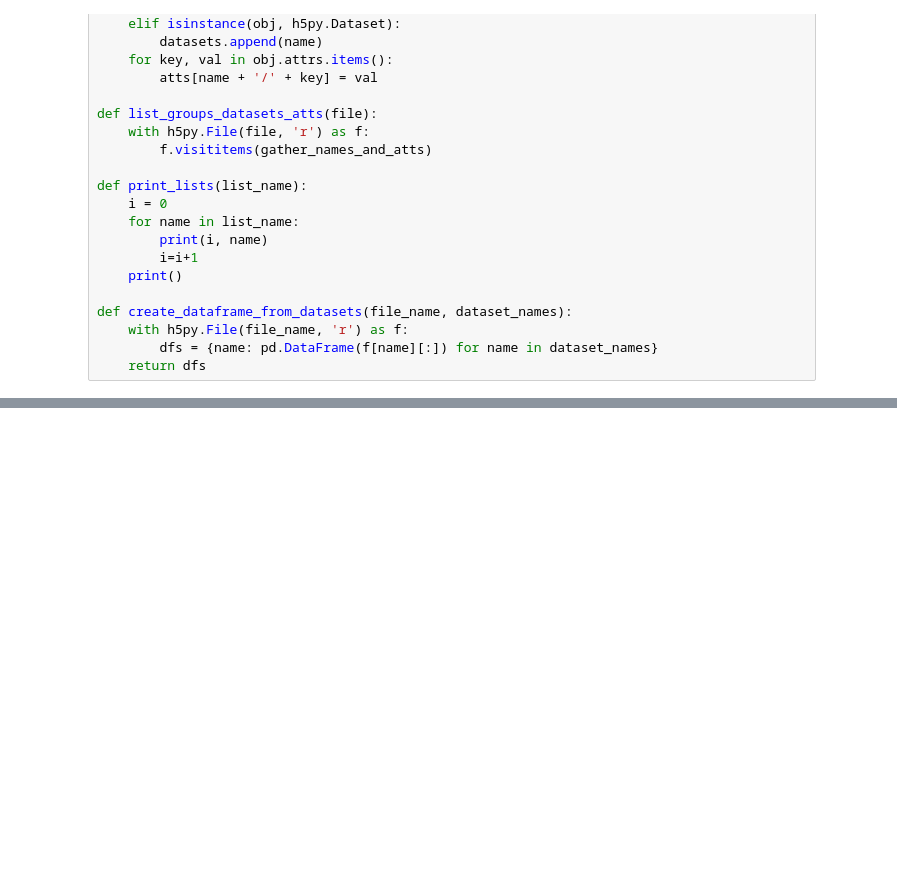
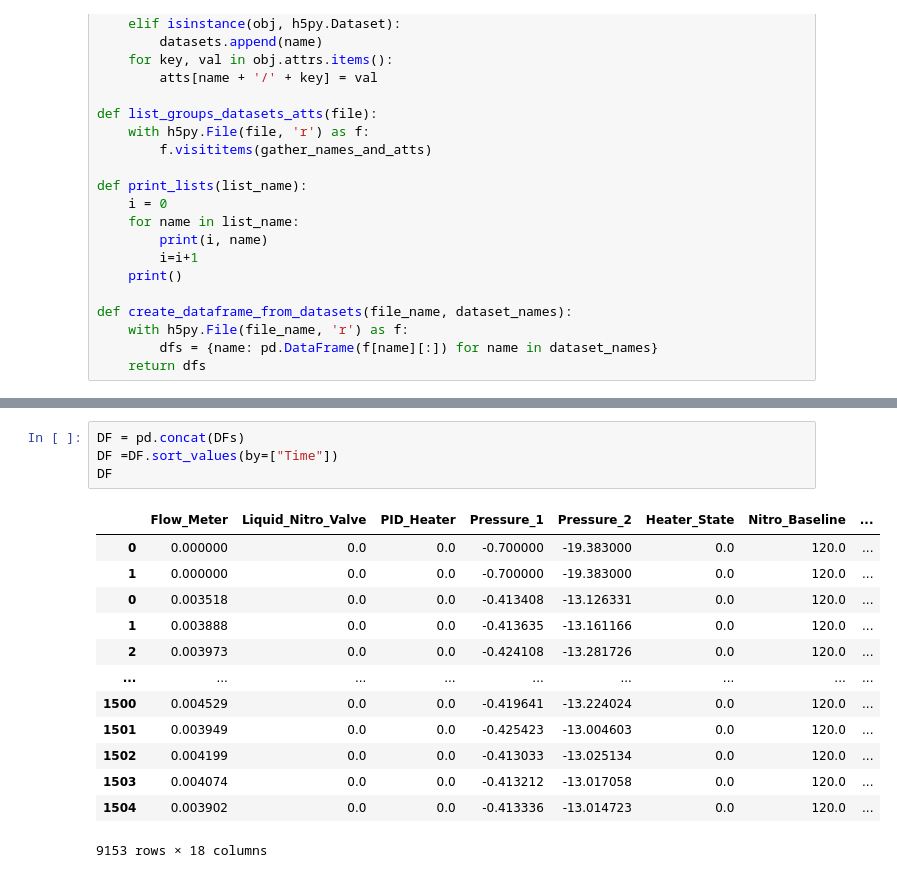
Before and after one commit to jbane11/nexo, a Jupyter notebook: Lab028/slowctr/slow_control_data_read_1.ipynb, the cells around one changed output, grey strips where cells are left out. Drawn from its saved outputs; the diff is of its cells as text; blank space fills up the shorter version.

```diff
--- a/Lab028/slowctr/slow_control_data_read_1.ipynb
+++ b/Lab028/slowctr/slow_control_data_read_1.ipynb
@@ -73,0 +265,18 @@ df = create_dataframe_from_datasets(file_name, dataset_names)
+# %%
+DF = pd.concat(DFs)
+DF =DF.sort_values(by=["Time"])
+DF
+# %% [output]
+|  | Flow_Meter | Liquid_Nitro_Valve | PID_Heater | Pressure_1 | Pressure_2 | Heater_State | Nitro_Baseline | ... |
+| 0 | 0.000000 | 0.0 | 0.0 | -0.700000 | -19.383000 | 0.0 | 120.0 | ... |
+| 1 | 0.000000 | 0.0 | 0.0 | -0.700000 | -19.383000 | 0.0 | 120.0 | ... |
+| 0 | 0.003518 | 0.0 | 0.0 | -0.413408 | -13.126331 | 0.0 | 120.0 | ... |
+| 1 | 0.003888 | 0.0 | 0.0 | -0.413635 | -13.161166 | 0.0 | 120.0 | ... |
+| 2 | 0.003973 | 0.0 | 0.0 | -0.424108 | -13.281726 | 0.0 | 120.0 | ... |
+| ... | ... | ... | ... | ... | ... | ... | ... | ... |
+| 1500 | 0.004529 | 0.0 | 0.0 | -0.419641 | -13.224024 | 0.0 | 120.0 | ... |
+| 1501 | 0.003949 | 0.0 | 0.0 | -0.425423 | -13.004603 | 0.0 | 120.0 | ... |
+| 1502 | 0.004199 | 0.0 | 0.0 | -0.413033 | -13.025134 | 0.0 | 120.0 | ... |
+| 1503 | 0.004074 | 0.0 | 0.0 | -0.413212 | -13.017058 | 0.0 | 120.0 | ... |
+| 1504 | 0.003902 | 0.0 | 0.0 | -0.413336 | -13.014723 | 0.0 | 120.0 | ... |
+9153 rows × 18 columns
```
Also changed, not shown: parts of 23 cells of this notebook, 36 other files.
